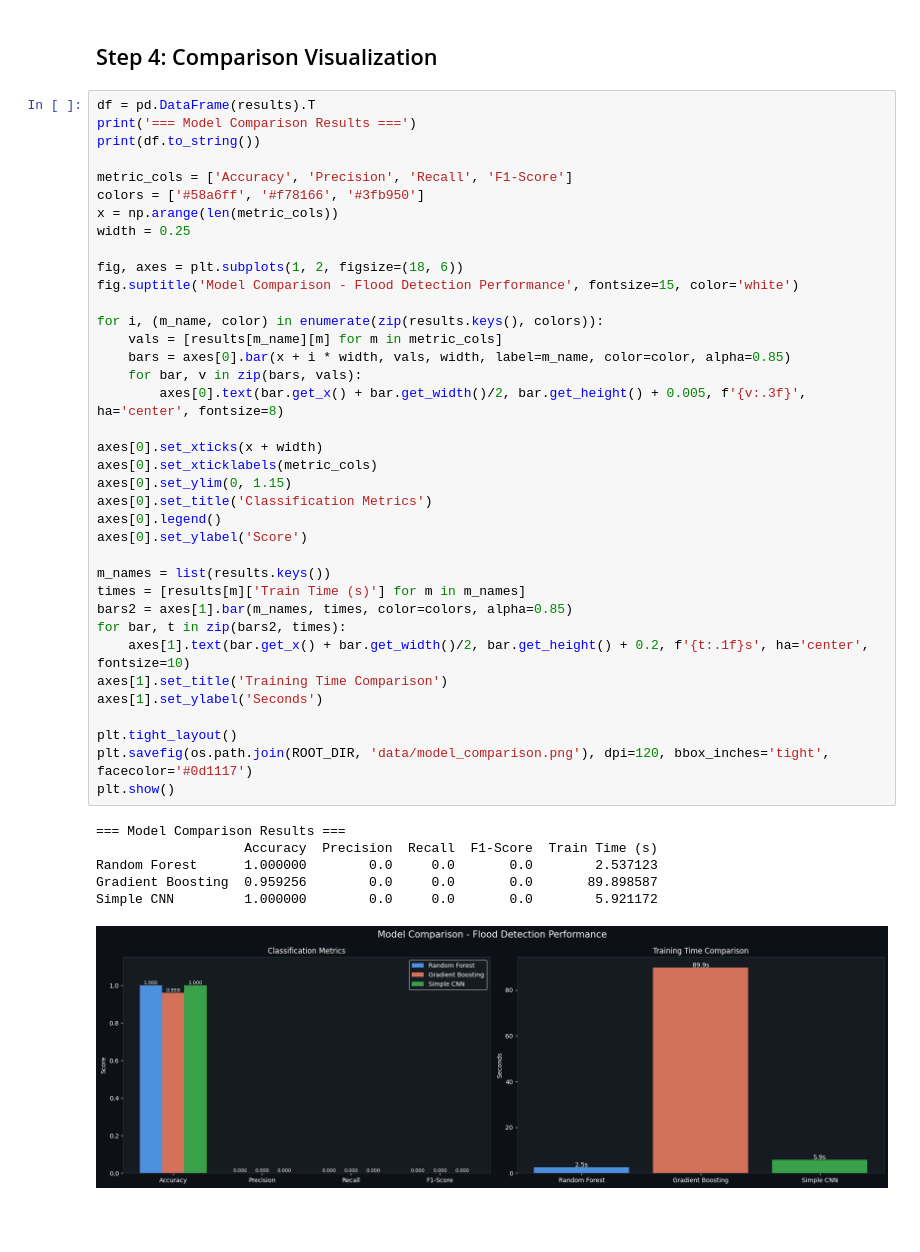
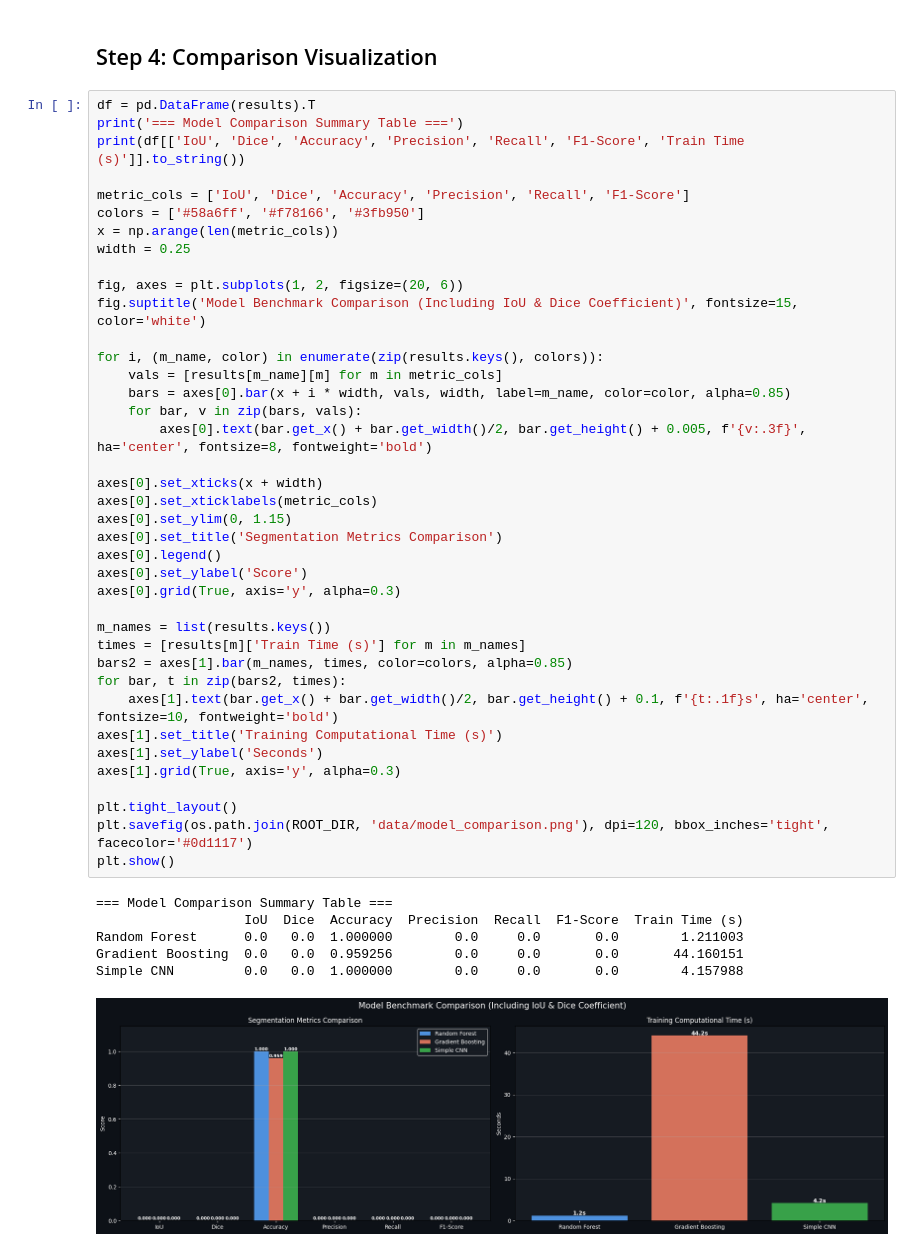
Before and after one commit to Impana2305/Sar-Spatiotemporal-Analysis, a Jupyter notebook: notebooks/06_Model_comparision.ipynb, the cells around one changed output. Cells and saved outputs as stored; diff of their text form; blank space fills up the shorter version.

```diff
--- a/notebooks/06_Model_comparision.ipynb
+++ b/notebooks/06_Model_comparision.ipynb
@@ -200,45 +192,47 @@ CNN done in 5.9s  F1=0.0000
 ## Step 4: Comparison Visualization
 # %%
 df = pd.DataFrame(results).T
-print('=== Model Comparison Results ===')
-print(df.to_string())
+print('=== Model Comparison Summary Table ===')
+print(df[['IoU', 'Dice', 'Accuracy', 'Precision', 'Recall', 'F1-Score', 'Train Time (s)']].to_string())
 
-metric_cols = ['Accuracy', 'Precision', 'Recall', 'F1-Score']
+metric_cols = ['IoU', 'Dice', 'Accuracy', 'Precision', 'Recall', 'F1-Score']
 colors = ['#58a6ff', '#f78166', '#3fb950']
 x = np.arange(len(metric_cols))
 width = 0.25
 
-fig, axes = plt.subplots(1, 2, figsize=(18, 6))
-fig.suptitle('Model Comparison - Flood Detection Performance', fontsize=15, color='white')
+fig, axes = plt.subplots(1, 2, figsize=(20, 6))
+fig.suptitle('Model Benchmark Comparison (Including IoU & Dice Coefficient)', fontsize=15, color='white')
 
 for i, (m_name, color) in enumerate(zip(results.keys(), colors)):
     vals = [results[m_name][m] for m in metric_cols]
     bars = axes[0].bar(x + i * width, vals, width, label=m_name, color=color, alpha=0.85)
     for bar, v in zip(bars, vals):
-        axes[0].text(bar.get_x() + bar.get_width()/2, bar.get_height() + 0.005, f'{v:.3f}', ha='center', fontsize=8)
+        axes[0].text(bar.get_x() + bar.get_width()/2, bar.get_height() + 0.005, f'{v:.3f}', ha='center', fontsize=8, fontweight='bold')
 
 axes[0].set_xticks(x + width)
 axes[0].set_xticklabels(metric_cols)
 axes[0].set_ylim(0, 1.15)
-axes[0].set_title('Classification Metrics')
+axes[0].set_title('Segmentation Metrics Comparison')
 axes[0].legend()
 axes[0].set_ylabel('Score')
+axes[0].grid(True, axis='y', alpha=0.3)
 
 m_names = list(results.keys())
 times = [results[m]['Train Time (s)'] for m in m_names]
 bars2 = axes[1].bar(m_names, times, color=colors, alpha=0.85)
 for bar, t in zip(bars2, times):
-    axes[1].text(bar.get_x() + bar.get_width()/2, bar.get_height() + 0.2, f'{t:.1f}s', ha='center', fontsize=10)
-axes[1].set_title('Training Time Comparison')
+    axes[1].text(bar.get_x() + bar.get_width()/2, bar.get_height() + 0.1, f'{t:.1f}s', ha='center', fontsize=10, fontweight='bold')
+axes[1].set_title('Training Computational Time (s)')
 axes[1].set_ylabel('Seconds')
+axes[1].grid(True, axis='y', alpha=0.3)
 
 plt.tight_layout()
 plt.savefig(os.path.join(ROOT_DIR, 'data/model_comparison.png'), dpi=120, bbox_inches='tight', facecolor='#0d1117')
 plt.show()
 # %% [output]
-=== Model Comparison Results ===
-                   Accuracy  Precision  Recall  F1-Score  Train Time (s)
-Random Forest      1.000000        0.0     0.0       0.0        2.537123
-Gradient Boosting  0.959256        0.0     0.0       0.0       89.898587
-Simple CNN         1.000000        0.0     0.0       0.0        5.921172
+=== Model Comparison Summary Table ===
+                   IoU  Dice  Accuracy  Precision  Recall  F1-Score  Train Time (s)
+Random Forest      0.0   0.0  1.000000        0.0     0.0       0.0        1.211003
+Gradient Boosting  0.0   0.0  0.959256        0.0     0.0       0.0       44.160151
+Simple CNN         0.0   0.0  1.000000        0.0     0.0       0.0        4.157988
-[figure, old version]
+[figure, new version]
```
Also changed, not shown: parts of 3 cells of this notebook, 20 other files.
